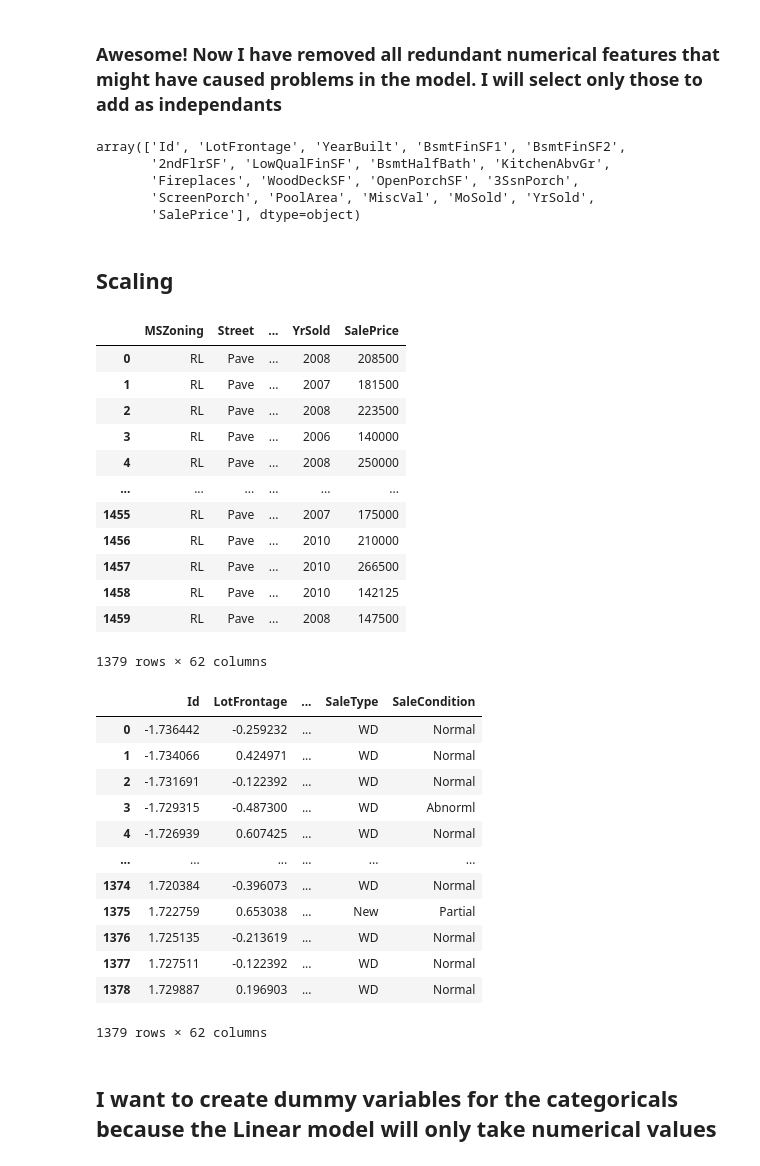
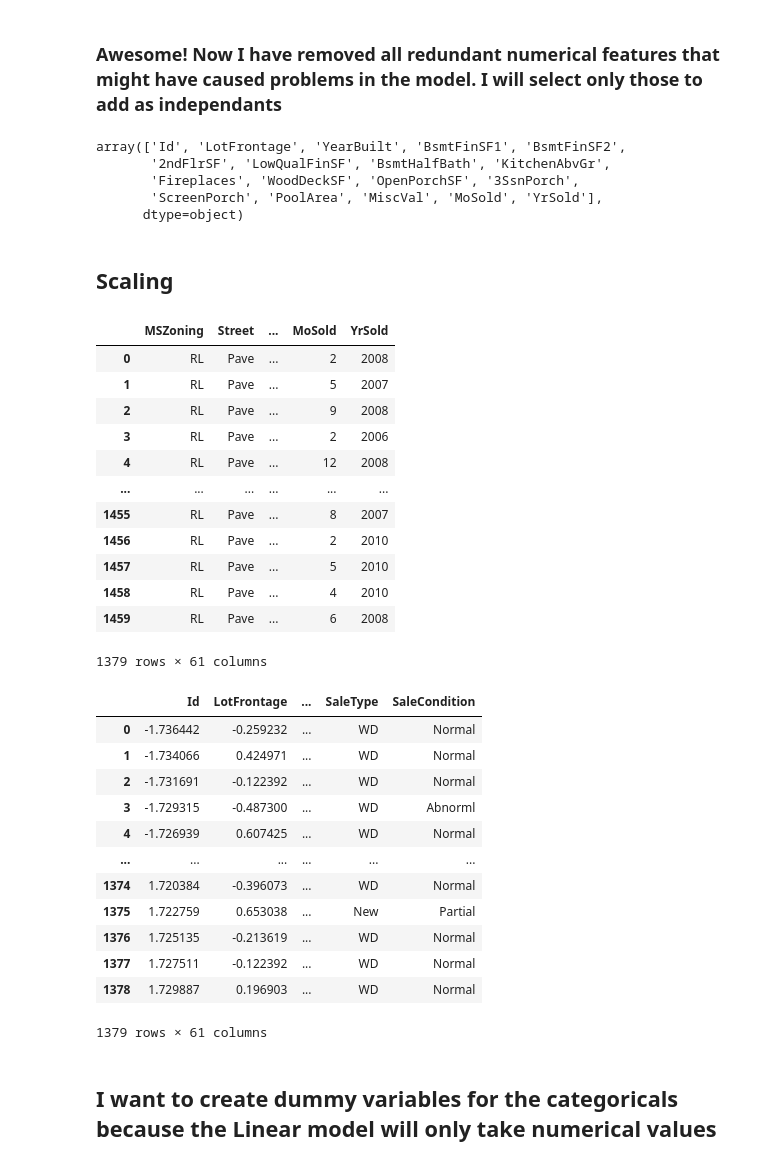
Before and after one commit to TonyJosephD/House_Price_Regression, a Jupyter notebook: project3.ipynb, the cells around one changed output. Saved outputs shown, nothing was run; the diff lists cells and outputs as text; code cells hidden in the pictures.

```diff
--- a/project3.ipynb
+++ b/project3.ipynb
@@ -30,9 +30,6 @@ import scipy.stats
 import statsmodels.api as sma
 import sklearn.linear_model
 import numpy as np
-# %%
-pd.options.display.max_rows=90
-pd.options.display.max_columns=5
 # %% [markdown]
 # Experiment 1
 # %% [markdown]
@@ -136,3 +133,6 @@ Name: GarageYrBlt, dtype: float64
 #Make a copy of the dataset for this experiment and drop missing values for GarageYrBlt
 train_exp1 = train.dropna(subset='GarageYrBlt')
 train_exp1.shape
+
+#Doing the same pre-processing for competition test set
+test = test.dropna(subset='GarageYrBlt')
@@ -237,12 +243,9 @@ corr = train_exp1.corr()
 pd.DataFrame(corr)
 
 for col in corr.columns:
-    i = 0
     for row in corr[col]:
         if row == 1:
             corr.replace(to_replace = row, value=0, inplace=True)
-        i = i+1
-
 corr
 # %% [output]
 |  | Id | MSSubClass | ... | YrSold | SalePrice |
@@ -509,53 +529,61 @@ pd.DataFrame(list)
 # %%
 feature_list = pd.DataFrame(list)
 my_features = feature_list[0].unique()
+
+#Remove Sale Price from feature list
+my_features = my_features[:-1]
 my_features
 # %% [output]
 array(['Id', 'LotFrontage', 'YearBuilt', 'BsmtFinSF1', 'BsmtFinSF2',
        '2ndFlrSF', 'LowQualFinSF', 'BsmtHalfBath', 'KitchenAbvGr',
        'Fireplaces', 'WoodDeckSF', 'OpenPorchSF', '3SsnPorch',
-       'ScreenPorch', 'PoolArea', 'MiscVal', 'MoSold', 'YrSold',
-       'SalePrice'], dtype=object)
+       'ScreenPorch', 'PoolArea', 'MiscVal', 'MoSold', 'YrSold'],
+      dtype=object)
 # %% [markdown]
 ## Scaling
 # %%
 # Establishing X and Y
 
 #Select all the categorical features first
 X = train_exp1.select_dtypes('object')
+test_x = test.select_dtypes('object')
 
 #Add all the numerical feautres that we found to use as independants
 for col in my_features:
     X[col] = train_exp1[col]
+    test_x[col] = test[col]
 
 y = train_exp1['SalePrice']
 
 #Look at the X dataframe
 X
 # %% [output]
-|  | MSZoning | Street | ... | YrSold | SalePrice |
-| 0 | RL | Pave | ... | 2008 | 208500 |
-| 1 | RL | Pave | ... | 2007 | 181500 |
-| 2 | RL | Pave | ... | 2008 | 223500 |
-| 3 | RL | Pave | ... | 2006 | 140000 |
-| 4 | RL | Pave | ... | 2008 | 250000 |
+|  | MSZoning | Street | ... | MoSold | YrSold |
+| 0 | RL | Pave | ... | 2 | 2008 |
+| 1 | RL | Pave | ... | 5 | 2007 |
+| 2 | RL | Pave | ... | 9 | 2008 |
+| 3 | RL | Pave | ... | 2 | 2006 |
+| 4 | RL | Pave | ... | 12 | 2008 |
 | ... | ... | ... | ... | ... | ... |
-| 1455 | RL | Pave | ... | 2007 | 175000 |
-| 1456 | RL | Pave | ... | 2010 | 210000 |
-| 1457 | RL | Pave | ... | 2010 | 266500 |
-| 1458 | RL | Pave | ... | 2010 | 142125 |
-| 1459 | RL | Pave | ... | 2008 | 147500 |
+| 1455 | RL | Pave | ... | 8 | 2007 |
+| 1456 | RL | Pave | ... | 2 | 2010 |
+| 1457 | RL | Pave | ... | 5 | 2010 |
+| 1458 | RL | Pave | ... | 4 | 2010 |
+| 1459 | RL | Pave | ... | 6 | 2008 |
-1379 rows × 62 columns
+1379 rows × 61 columns
 # %%
 from sklearn.preprocessing import StandardScaler
 scaled = StandardScaler().fit_transform(X.select_dtypes(np.number))
+test_scaled = StandardScaler().fit_transform(test_x.select_dtypes(np.number))
 
 #put into a df
 X_scaled = pd.DataFrame(scaled,columns = X.select_dtypes(np.number).columns)
+test_x_scaled = pd.DataFrame(test_scaled,columns=test_x.select_dtypes(np.number).columns)
 
 #Add Categoricals back into the dataframe
 for categorical in X.select_dtypes('object').columns:
     X_scaled[categorical] = X[categorical]
+    test_x_scaled[categorical] = test_x[categorical]
 
 #Look at the new Scaled DataFrame
 X_scaled
@@ -572,7 +600,7 @@ X_scaled
 | 1376 | 1.725135 | -0.213619 | ... | WD | Normal |
 | 1377 | 1.727511 | -0.122392 | ... | WD | Normal |
 | 1378 | 1.729887 | 0.196903 | ... | WD | Normal |
-1379 rows × 62 columns
+1379 rows × 61 columns
 # %% [markdown]
 ## **I want to create dummy variables for the categoricals because the Linear model will only take numerical values**
 # %%
```
Also changed, not shown: parts of 38 cells of this notebook.
